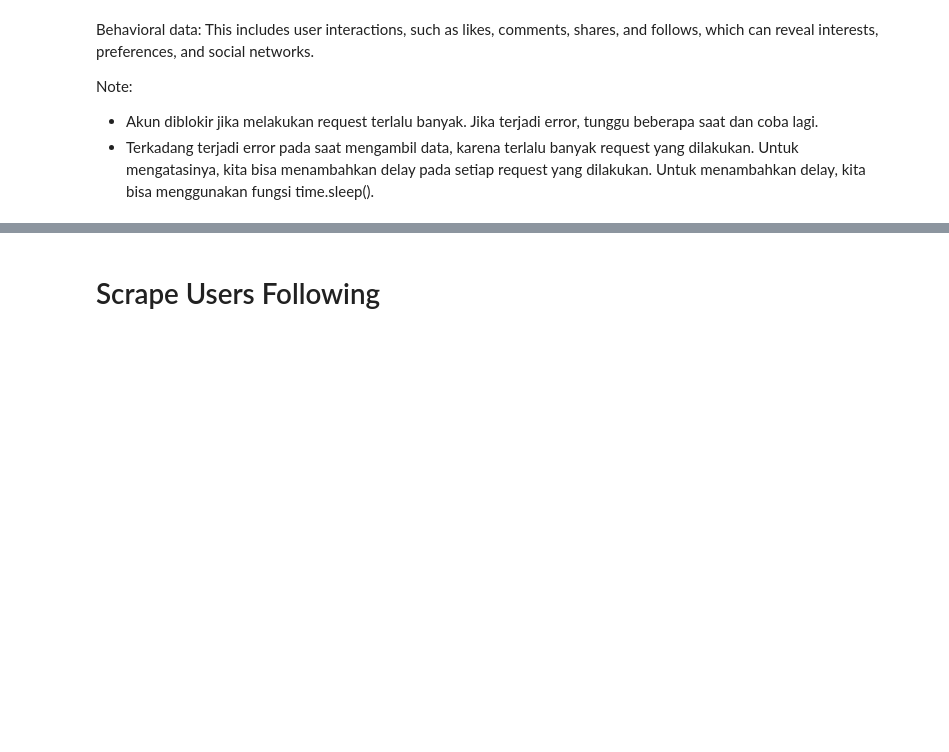
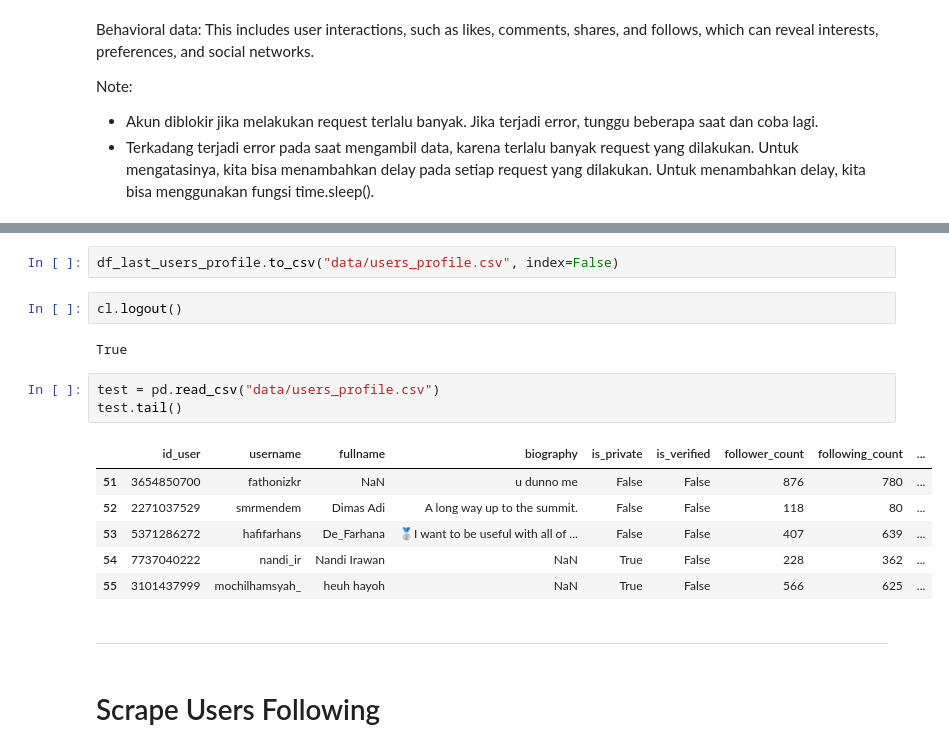
Before and after one commit to hiseulgi/intro-selenium, a Jupyter notebook: projects/scrape_behavioral_data.ipynb, the cells around one changed output, grey strips where cells are left out. Cells and saved outputs as stored; diff of their text form; blank space fills up the shorter version.

```diff
--- a/projects/scrape_behavioral_data.ipynb
+++ b/projects/scrape_behavioral_data.ipynb
@@ -30,3 +216,21 @@ Note:
+# %%
+df_last_users_profile.to_csv("data/users_profile.csv", index=False)
+# %%
+cl.logout()
+# %% [output]
+True
+# %%
+test = pd.read_csv("data/users_profile.csv")
+test.tail()
+# %% [output]
+|  | id_user | username | fullname | biography | is_private | is_verified | follower_count | following_count | ... |
+| 51 | 3654850700 | fathonizkr | NaN | u dunno me | False | False | 876 | 780 | ... |
+| 52 | 2271037529 | smrmendem | Dimas Adi | A long way up to the summit. | False | False | 118 | 80 | ... |
+| 53 | 5371286272 | hafifarhans | De_Farhana | 🥈I want to be useful with all of ... | False | False | 407 | 639 | ... |
+| 54 | 7737040222 | nandi_ir | Nandi Irawan | NaN | True | False | 228 | 362 | ... |
+| 55 | 3101437999 | mochilhamsyah_ | heuh hayoh | NaN | True | False | 566 | 625 | ... |
+# %% [markdown]
+---
 # %% [markdown]
 # Scrape Users Following
 # %%
```
Also changed, not shown: parts of 17 cells of this notebook, 3 other files.
